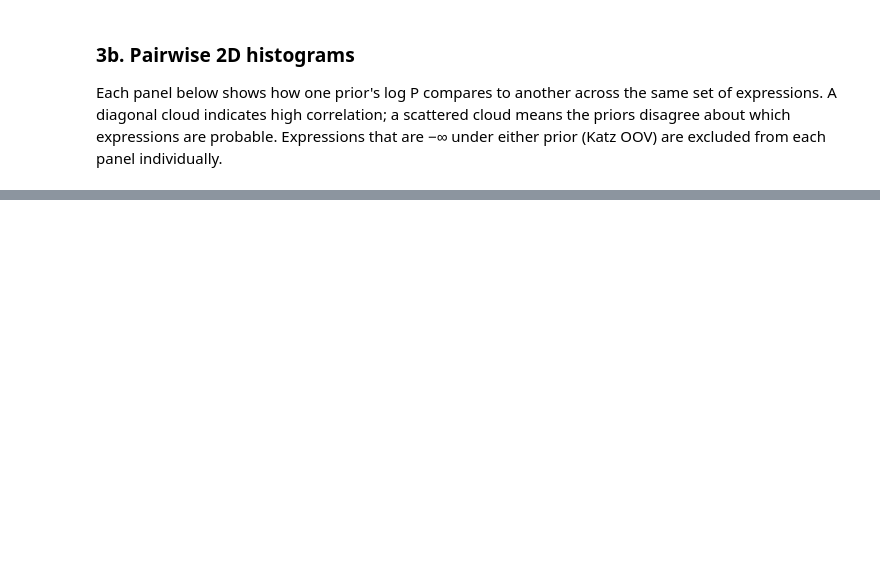
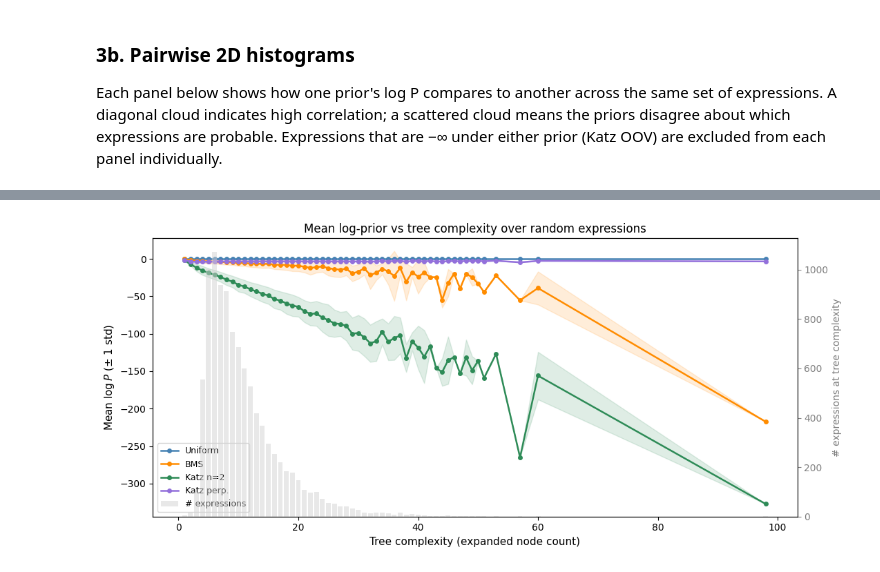
Before and after one commit to nasa/pysips, a Jupyter notebook: demos/compare_priors.ipynb, the cells around one changed output, grey strips where cells are left out. Drawn from its saved outputs; the diff is of its cells as text; code cells hidden in the pictures; blank space fills up the shorter version.

```diff
--- a/demos/compare_priors.ipynb
+++ b/demos/compare_priors.ipynb
@@ -290,0 +384,56 @@ Pearson r(BMS, Katz n=2) on 10000 finite expressions: 0.7482
+# %%
+def tree_complexity(ag):
+    """Total node count in the full tree expansion (repeated sub-graphs counted)."""
+    return sum(ag.expression.get_operator_counts(tree=True, terminals="include").values())
+
+tree_complexity_vals = np.array([tree_complexity(ag) for ag in agraphs])
+unique_tree_complexities = np.sort(np.unique(tree_complexity_vals))
+
+mean_by_tree = {}
+std_by_tree  = {}
+for name, lp in scores.items():
+    means, stds = [], []
+    for c in unique_tree_complexities:
+        mask = (tree_complexity_vals == c) & np.isfinite(lp)
+        if mask.sum() > 0:
+            means.append(lp[mask].mean())
+            stds.append(lp[mask].std())
+        else:
+            means.append(np.nan)
+            stds.append(np.nan)
+    mean_by_tree[name] = np.array(means)
+    std_by_tree[name]  = np.array(stds)
+
+counts_per_tree = np.array([(tree_complexity_vals == c).sum()
+                            for c in unique_tree_complexities])
+
+fig, ax1 = plt.subplots(figsize=(11, 5))
+ax2 = ax1.twinx()
+
+for name, means in mean_by_tree.items():
+    stds  = std_by_tree[name]
+    clr   = prior_colors[name]
+    valid = ~np.isnan(means)
+    ax1.plot(unique_tree_complexities[valid], means[valid], marker="o", markersize=4,
+             color=clr, label=name, linewidth=1.8)
+    ax1.fill_between(unique_tree_complexities[valid],
+                     (means - stds)[valid], (means + stds)[valid],
+                     color=clr, alpha=0.15)
+
+ax2.bar(unique_tree_complexities, counts_per_tree, color="lightgrey",
+        edgecolor="none", alpha=0.5, label="# expressions")
+ax2.set_ylabel("# expressions at tree complexity", fontsize=10, color="grey")
+ax2.tick_params(axis="y", colors="grey")
+
+ax1.set_xlabel("Tree complexity (expanded node count)", fontsize=11)
+ax1.set_ylabel(r"Mean $\log P$ (± 1 std)", fontsize=11)
+ax1.set_title("Mean log-prior vs tree complexity over random expressions", fontsize=12)
+
+lines1, labels1 = ax1.get_legend_handles_labels()
+lines2, labels2 = ax2.get_legend_handles_labels()
+ax1.legend(lines1 + lines2, labels1 + labels2, fontsize=9, loc="lower left")
+
+plt.tight_layout()
+plt.show()
+# %% [output]
+[figure, added]
```
Also changed, not shown: parts of 25 cells of this notebook, 3 other files.
